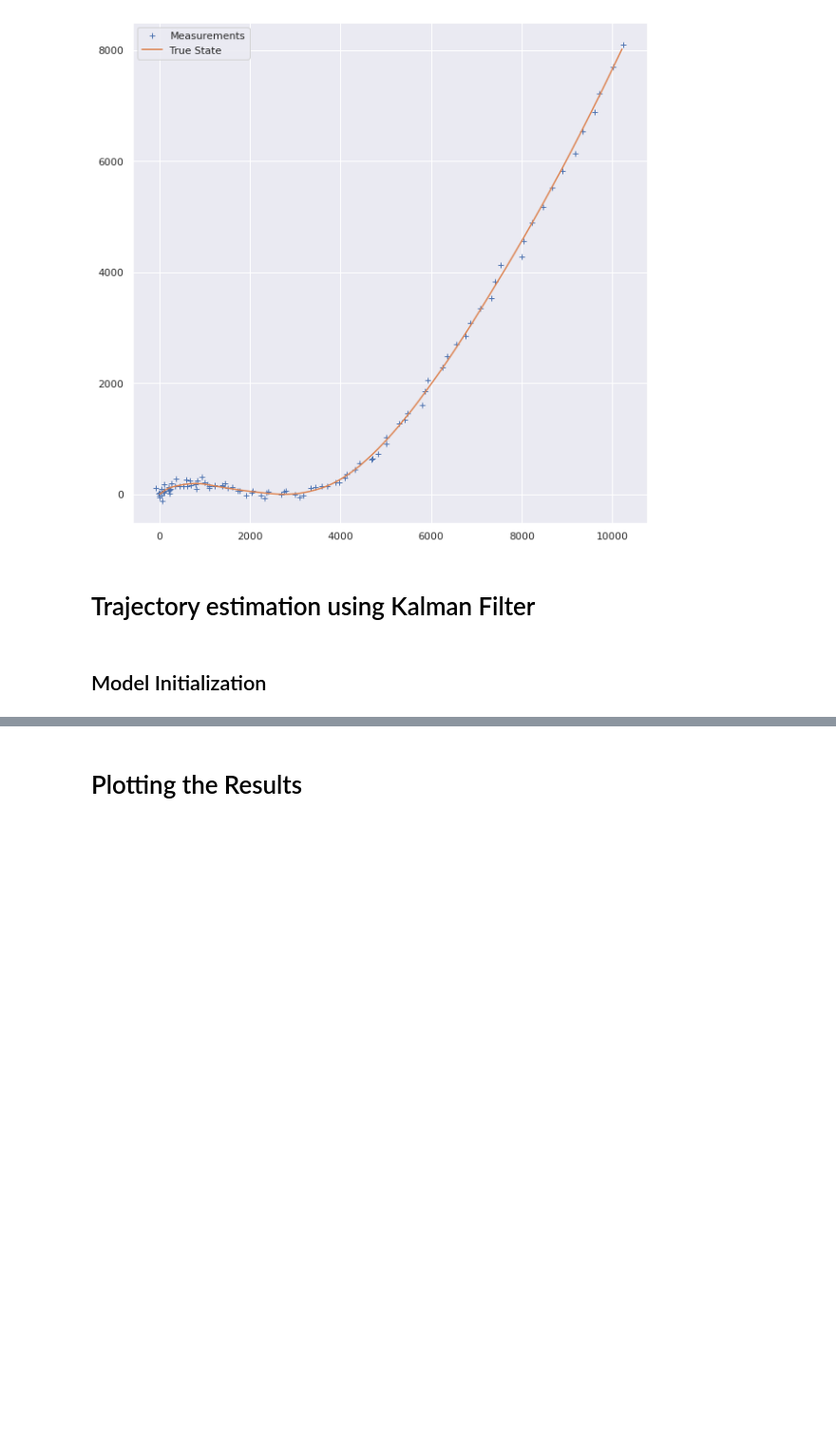
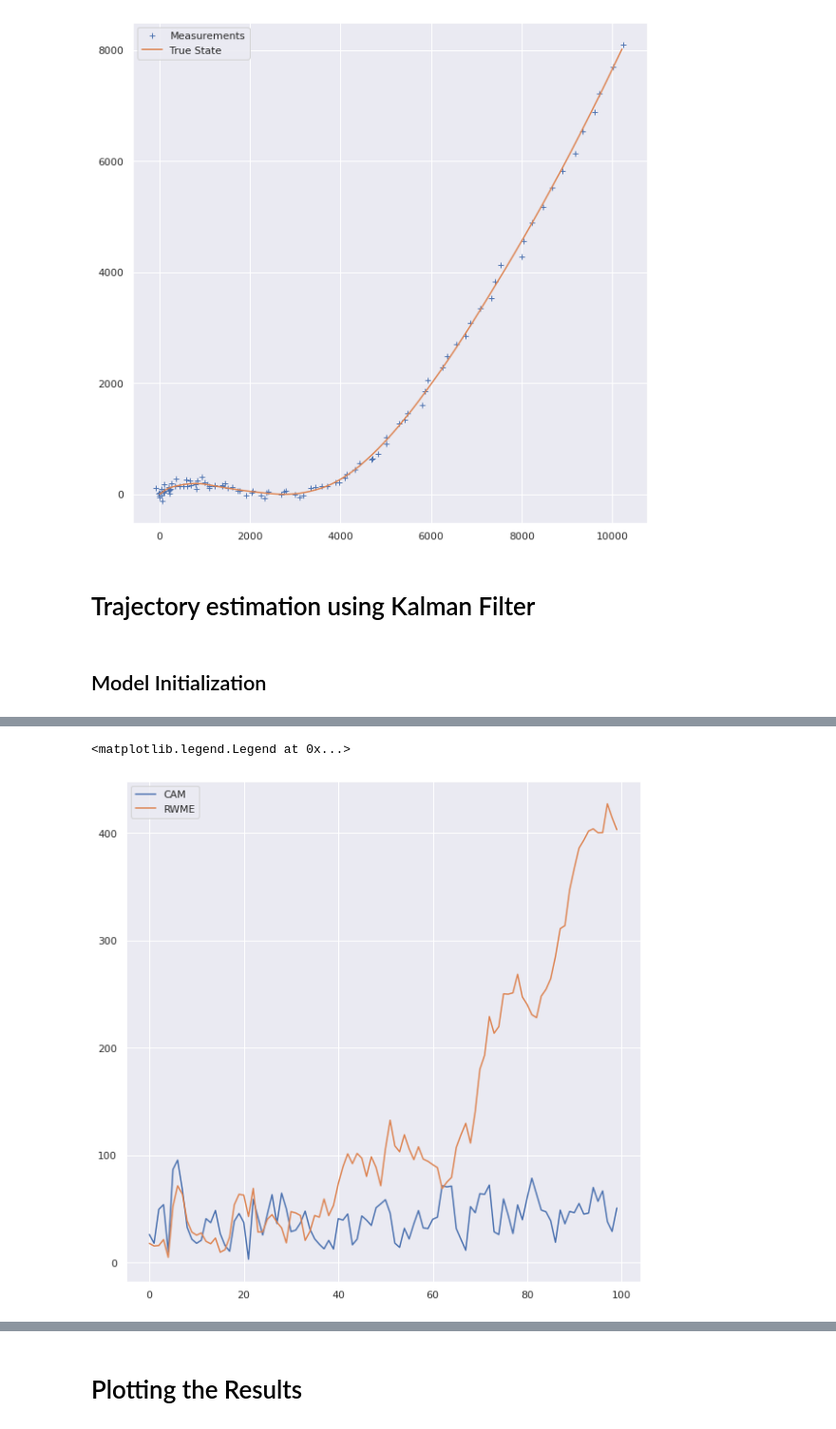
Before and after one commit to maiquang/maithanh-thesis-src, a Jupyter notebook: maithanh_kf2.ipynb, the cells around one changed output, grey strips where cells are left out. Shown: that part at 95% size. Drawn from its saved outputs; the diff is of its cells as text; code cells hidden in the pictures; blank space fills up the shorter version.

```diff
--- a/maithanh_kf2.ipynb
+++ b/maithanh_kf2.ipynb
@@ -217,0 +251,3 @@ log_cam = np.array(kf_cam.log_x)
+# %%
+cam_rse = np.linalg.norm((traj.X[0:2] - log_cam[:, 0:2].T)**2, axis=0)
+coop_rse = np.linalg.norm((traj.X[0:2] - log_coop[:, 0:2].T)**2, axis=0)
@@ -217,0 +300,9 @@ log_cam = np.array(kf_cam.log_x)
+# %%
+plt.figure(figsize=(10, 10))
+plt.plot(cam_rse, label="CAM")
+plt.plot(coop_rse, label="RWME")
+# plt.plot(test, label="test")
+plt.legend()
+# %% [output]
+<matplotlib.legend.Legend at 0x...>
+[figure, added]
```
Also changed, not shown: parts of 7 cells of this notebook.
